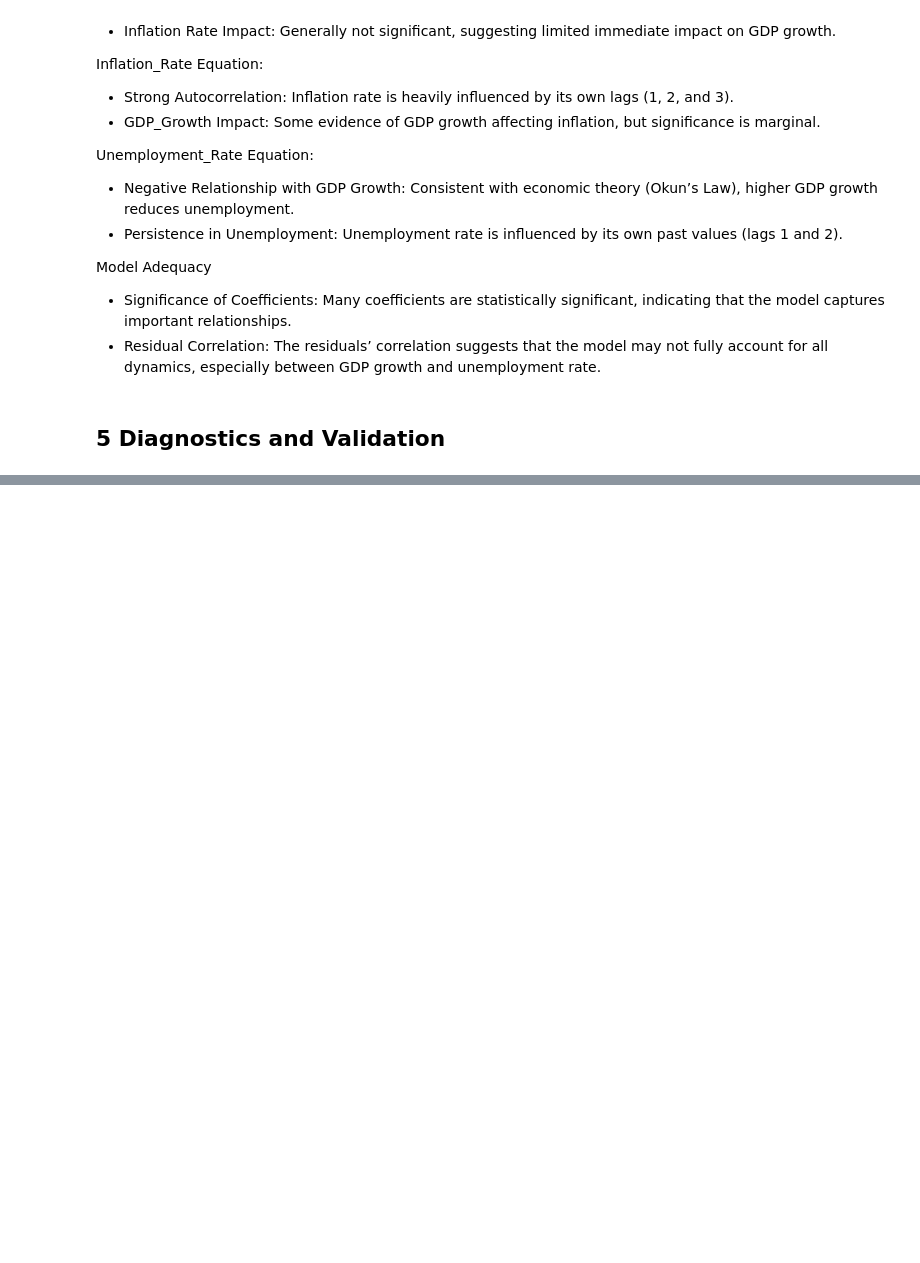
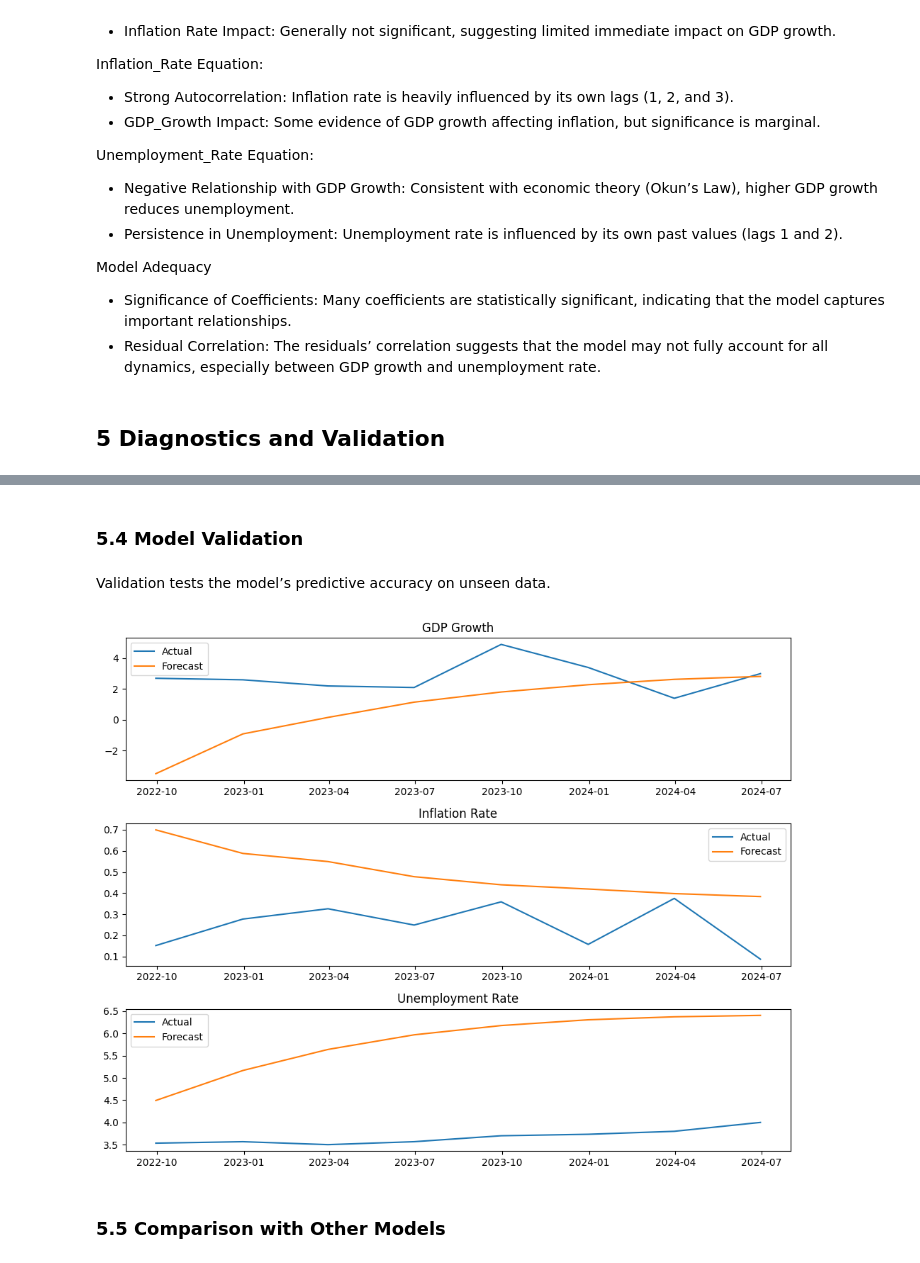
Before and after one commit to EdwardKWang/quant-research, a Jupyter notebook: stats-learning/Vector Autoregressive Model.ipynb, the cells around one changed output, grey strips where cells are left out. Saved outputs shown, nothing was run; the diff lists cells and outputs as text; code cells hidden in the pictures; blank space fills up the shorter version.

```diff
--- a/stats-learning/Vector Autoregressive Model.ipynb
+++ b/stats-learning/Vector Autoregressive Model.ipynb
@@ -379,0 +630,45 @@ ValueError: x is required to have ndim 1 but has ndim 2
+# %% [markdown]
+### 5.4 Model Validation
+# %% [markdown]
+Validation tests the model’s predictive accuracy on unseen data.
+# %%
+# Split data into training and testing sets
+train = data[:-8]
+test = data[-8:]
+
+# Refit the model on training data
+model = VAR(train)
+results = model.fit(optimal_lag)
+
+# Forecast
+forecast = results.forecast(train.values[-results.k_ar:], steps=8)
+forecast_df = pd.DataFrame(forecast, index=test.index, columns=test.columns)
+
+# Create subplots
+fig, axes = plt.subplots(nrows=3, ncols=1, figsize=(10, 8))
+
+# Plot GDP_Growth
+axes[0].plot(test['GDP_Growth'], label='Actual')
+axes[0].plot(forecast_df['GDP_Growth'], label='Forecast')
+axes[0].set_title('GDP Growth')
+axes[0].legend()
+
+# Plot Inflation_Rate
+axes[1].plot(test['Inflation_Rate'], label='Actual')
+axes[1].plot(forecast_df['Inflation_Rate'], label='Forecast')
+axes[1].set_title('Inflation Rate')
+axes[1].legend()
+
+# Plot Unemployment_Rate
+axes[2].plot(test['Unemployment_Rate'], label='Actual')
+axes[2].plot(forecast_df['Unemployment_Rate'], label='Forecast')
+axes[2].set_title('Unemployment Rate')
+axes[2].legend()
+
+# Show plot
+plt.tight_layout()
+plt.show()
+# %% [output]
+[figure, added]
+# %% [markdown]
+### 5.5 Comparison with Other Models
```
Also changed, not shown: parts of 13 cells of this notebook.
